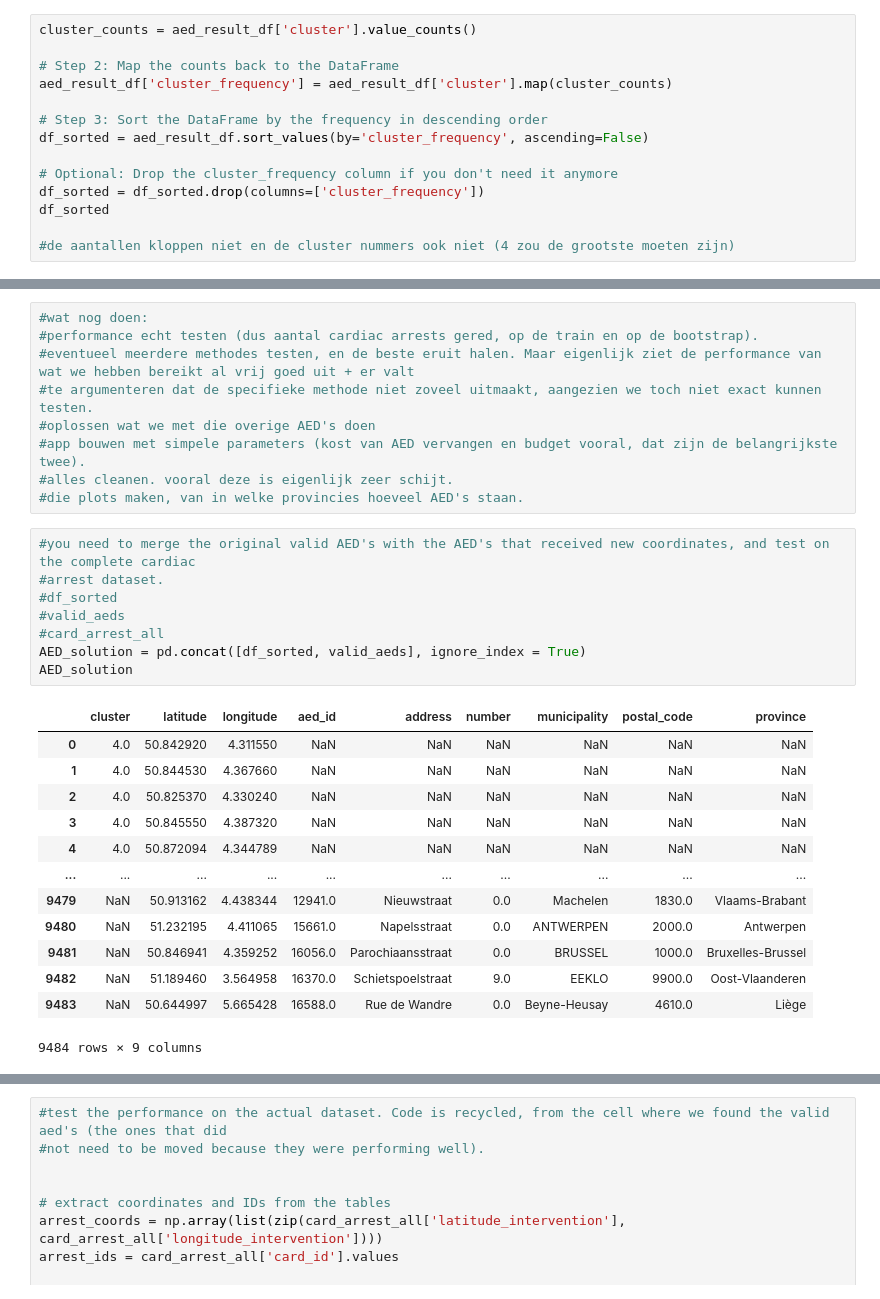
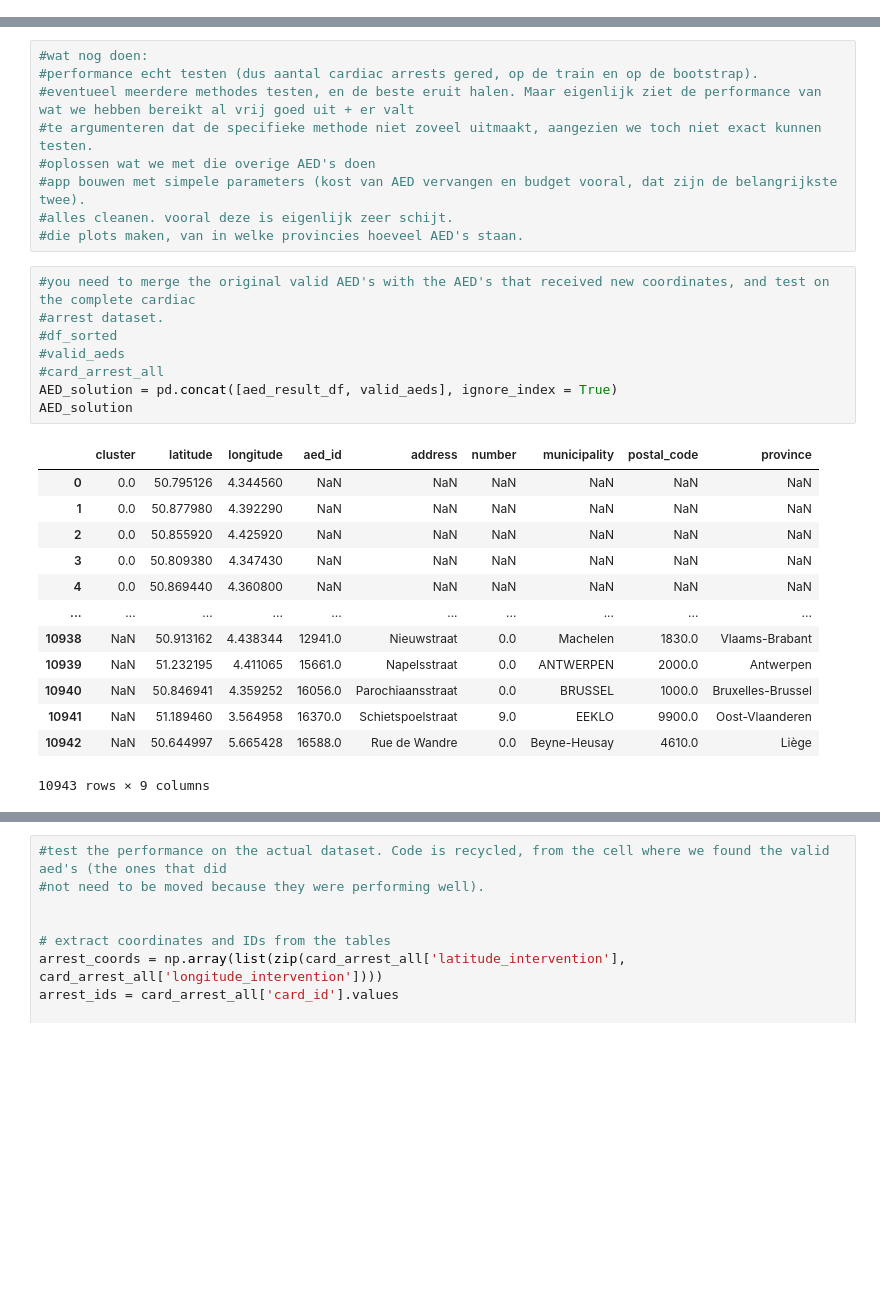
Before and after one commit to Elouan-Debels/MDAProject, a Jupyter notebook: preprocessing.ipynb, the cells around one changed output, grey strips where cells are left out. Cells and saved outputs as stored; diff of their text form; blank space fills up the shorter version.

```diff
--- a/preprocessing.ipynb
+++ b/preprocessing.ipynb
@@ -1291,14 +1105,0 @@ testero
-# %%
-cluster_counts = aed_result_df['cluster'].value_counts()
-
-# Step 2: Map the counts back to the DataFrame
-aed_result_df['cluster_frequency'] = aed_result_df['cluster'].map(cluster_counts)
-
-# Step 3: Sort the DataFrame by the frequency in descending order
-df_sorted = aed_result_df.sort_values(by='cluster_frequency', ascending=False)
-
-# Optional: Drop the cluster_frequency column if you don't need it anymore
-df_sorted = df_sorted.drop(columns=['cluster_frequency'])
-df_sorted
-
-#de aantallen kloppen niet en de cluster nummers ook niet (4 zou de grootste moeten zijn)
@@ -1338,25 +1125,25 @@ df_sorted
 # %%
 #you need to merge the original valid AED's with the AED's that received new coordinates, and test on the complete cardiac
 #arrest dataset.
 #df_sorted
 #valid_aeds
 #card_arrest_all
-AED_solution = pd.concat([df_sorted, valid_aeds], ignore_index = True)
+AED_solution = pd.concat([aed_result_df, valid_aeds], ignore_index = True)
 AED_solution
 # %% [output]
 |  | cluster | latitude | longitude | aed_id | address | number | municipality | postal_code | province |
-| 0 | 4.0 | 50.842920 | 4.311550 | NaN | NaN | NaN | NaN | NaN | NaN |
-| 1 | 4.0 | 50.844530 | 4.367660 | NaN | NaN | NaN | NaN | NaN | NaN |
-| 2 | 4.0 | 50.825370 | 4.330240 | NaN | NaN | NaN | NaN | NaN | NaN |
-| 3 | 4.0 | 50.845550 | 4.387320 | NaN | NaN | NaN | NaN | NaN | NaN |
-| 4 | 4.0 | 50.872094 | 4.344789 | NaN | NaN | NaN | NaN | NaN | NaN |
+| 0 | 0.0 | 50.795126 | 4.344560 | NaN | NaN | NaN | NaN | NaN | NaN |
+| 1 | 0.0 | 50.877980 | 4.392290 | NaN | NaN | NaN | NaN | NaN | NaN |
+| 2 | 0.0 | 50.855920 | 4.425920 | NaN | NaN | NaN | NaN | NaN | NaN |
+| 3 | 0.0 | 50.809380 | 4.347430 | NaN | NaN | NaN | NaN | NaN | NaN |
+| 4 | 0.0 | 50.869440 | 4.360800 | NaN | NaN | NaN | NaN | NaN | NaN |
 | ... | ... | ... | ... | ... | ... | ... | ... | ... | ... |
-| 9479 | NaN | 50.913162 | 4.438344 | 12941.0 | Nieuwstraat | 0.0 | Machelen | 1830.0 | Vlaams-Brabant |
-| 9480 | NaN | 51.232195 | 4.411065 | 15661.0 | Napelsstraat | 0.0 | ANTWERPEN | 2000.0 | Antwerpen |
-| 9481 | NaN | 50.846941 | 4.359252 | 16056.0 | Parochiaansstraat | 0.0 | BRUSSEL | 1000.0 | Bruxelles-Brussel |
-| 9482 | NaN | 51.189460 | 3.564958 | 16370.0 | Schietspoelstraat | 9.0 | EEKLO | 9900.0 | Oost-Vlaanderen |
-| 9483 | NaN | 50.644997 | 5.665428 | 16588.0 | Rue de Wandre | 0.0 | Beyne-Heusay | 4610.0 | Liège |
+| 10938 | NaN | 50.913162 | 4.438344 | 12941.0 | Nieuwstraat | 0.0 | Machelen | 1830.0 | Vlaams-Brabant |
+| 10939 | NaN | 51.232195 | 4.411065 | 15661.0 | Napelsstraat | 0.0 | ANTWERPEN | 2000.0 | Antwerpen |
+| 10940 | NaN | 50.846941 | 4.359252 | 16056.0 | Parochiaansstraat | 0.0 | BRUSSEL | 1000.0 | Bruxelles-Brussel |
+| 10941 | NaN | 51.189460 | 3.564958 | 16370.0 | Schietspoelstraat | 9.0 | EEKLO | 9900.0 | Oost-Vlaanderen |
+| 10942 | NaN | 50.644997 | 5.665428 | 16588.0 | Rue de Wandre | 0.0 | Beyne-Heusay | 4610.0 | Liège |
-9484 rows × 9 columns
+10943 rows × 9 columns
 # %%
 #we need to add back id's, otherwise the code doesn't work. The id's themselves are not actually important and won't be used
 #later on.
```
Also changed, not shown: parts of 18 cells of this notebook, 7 other files.
